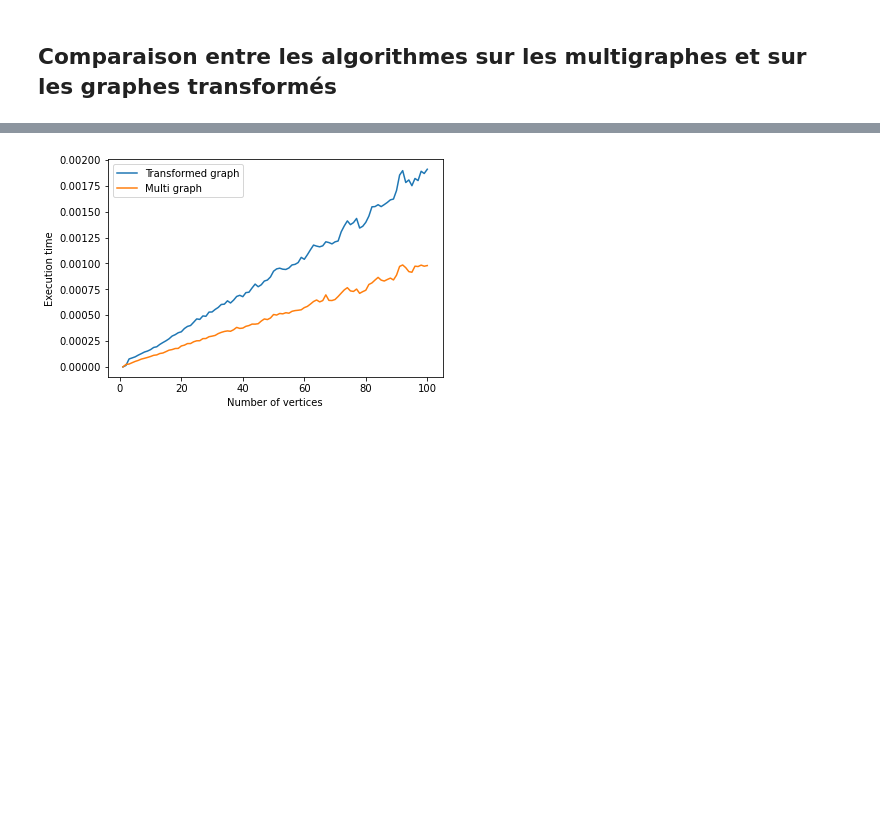
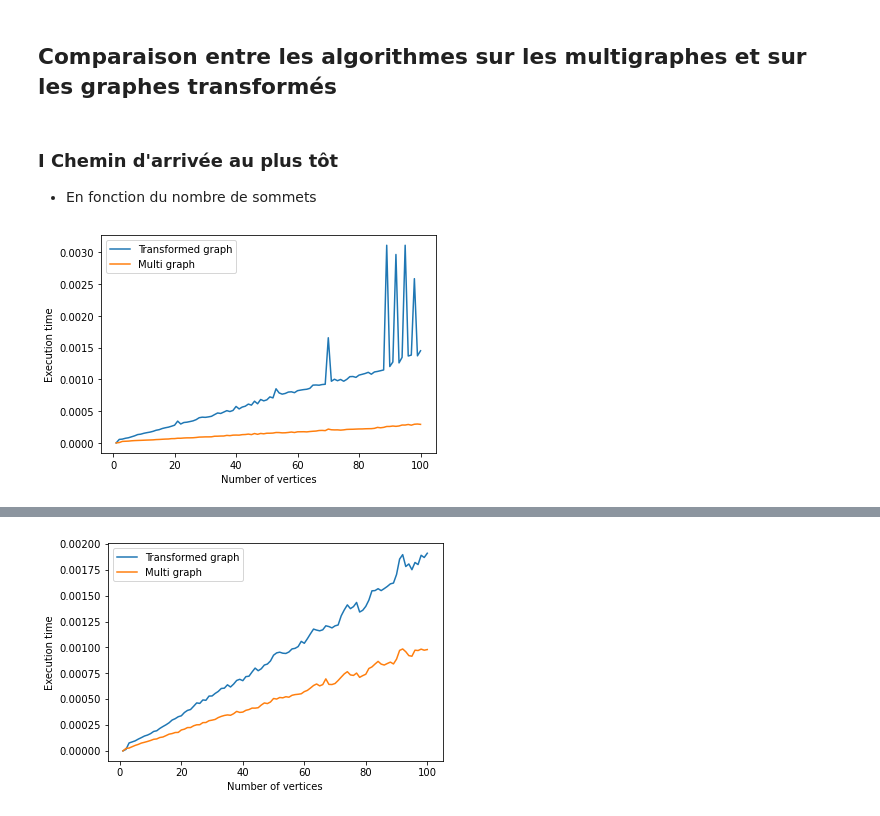
Before and after one commit to MdeCastelbajac/MOGPL, a Jupyter notebook: MOGPL.ipynb, the cells around one changed output, grey strips where cells are left out. Cells and saved outputs as stored; diff of their text form; code cells hidden in the pictures; blank space fills up the shorter version.

Commit message:
algos subsidiaires test

```diff
--- a/MOGPL.ipynb
+++ b/MOGPL.ipynb
@@ -504,7 +504,7 @@ def test_nbVertices(list_algos, duration=1, repeat=50, max_nb_vertices=100, minD
                     list_algos[k](Gtest, sortedVertices['1'][0][0], sortedVertices[str(i-1)][0][0], sortedVertices, minDate, maxDate)
                     resultTime[k, i-1] += time.time() - t + sortingTime
                 elif "MG" in list_algos[k].__name__:
-                    list_algos[k](MGtest, sortedVertices['1'][0][0], sortedVertices[str(i-1)][0][0])
+                    list_algos[k](MGtest, sortedVertices['1'][0][0], sortedVertices[str(i-1)][0][0], minDate, maxDate)
                     resultTime[k, i-1] += time.time() - t
                 else:
                     list_algos[k](Gtest, sortedVertices['1'][0][0], sortedVertices[str(i-1)][0][0])
@@ -851,8 +851,7 @@ plot_comparaison(duration, [resultTimeAlgo, resultTimeLP], "Duration of route")
 # %% [markdown]
 ## Algorithme sur les multigraphe
 # %%
-file = "graphe.txt"
-
+file = "graphe2.txt"
 MG = createGraphFromFile(file)
 # %% [markdown]
 ### I. Chemin d'arrivée au plus tôt
@@ -860,15 +859,13 @@ MG = createGraphFromFile(file)
 # %%
 def earliestArrivalPathMG(MG, departure, arrival, minDate, maxDate):
 
-
-    if arrival not in vertices or departure not in MG.nodes():
+    if arrival not in MG.nodes() or departure not in MG.nodes():
         return None
 
     if departure == arrival:
         return ([departure],0,0)
 
     arrivalDate = dict()
-
     for i in MG.nodes():
         arrivalDate[i] = (float("Inf"), -1) # (arrivalDate, predecessor)
     arrivalDate[departure] = (0,-1)
@@ -883,7 +880,7 @@ def earliestArrivalPathMG(MG, departure, arrival, minDate, maxDate):
                 departureDate = data['date']
         d1, p1 = arrivalDate[u]
         d2, p2 = arrivalDate[v]
-        if d1 != float("Inf") and data['date'] + data['duration'] <= d2:
+        if d1 != float("Inf") and data['date'] + data['duration'] <= d2 and data['date'] >= d1:
             arrivalDate[v] = (data['date'] +data['duration'], u)
 
 
@@ -900,5 +897,19 @@ def earliestArrivalPathMG(MG, departure, arrival, minDate, maxDate):
         v = p
 
     return (path, departureDate, arrivalDate[arrival][0])
+
+    d,p = arrivalDate[arrival]
+    if d == float("Inf") or d > maxDate:
+        return None
+
+    # Get path
+    v = arrival
+    path = [v]
+    while v != departure:
+        d, p = arrivalDate[v]
+        path = [p] + path
+        v = p
+
+    return (path, departureDate, arrivalDate[arrival][0])
 # %%
 # Test
@@ -1069,3 +1070,13 @@ None
 (['a', 'c', 'g'], 2)
 # %% [markdown]
 ## Comparaison entre les algorithmes sur les multigraphes et sur les graphes transformés
+# %% [markdown]
+### I Chemin d'arrivée au plus tôt
+- En fonction du nombre de sommets
+# %%
+resultTime, nb_vertices = test_nbVertices([earliestArrivalPath, earliestArrivalPathMG])
+resultTimeNormal, resultTimeMulti = resultTime[0, :], resultTime[1, :]
+
+plot_comparaison(nb_vertices, [resultTimeNormal, resultTimeMulti], "Number of vertices", labels=["Transformed graph", "Multi graph"], title="")
+# %% [output]
+[figure, added]
```
Also changed, not shown: parts of 16 cells of this notebook.
